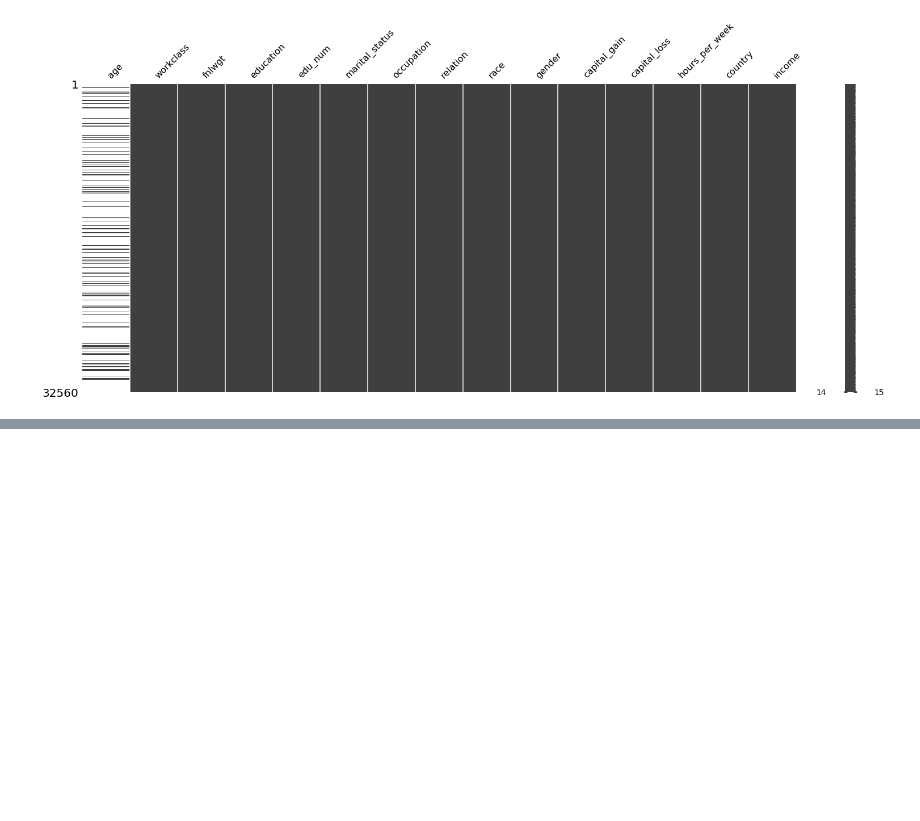
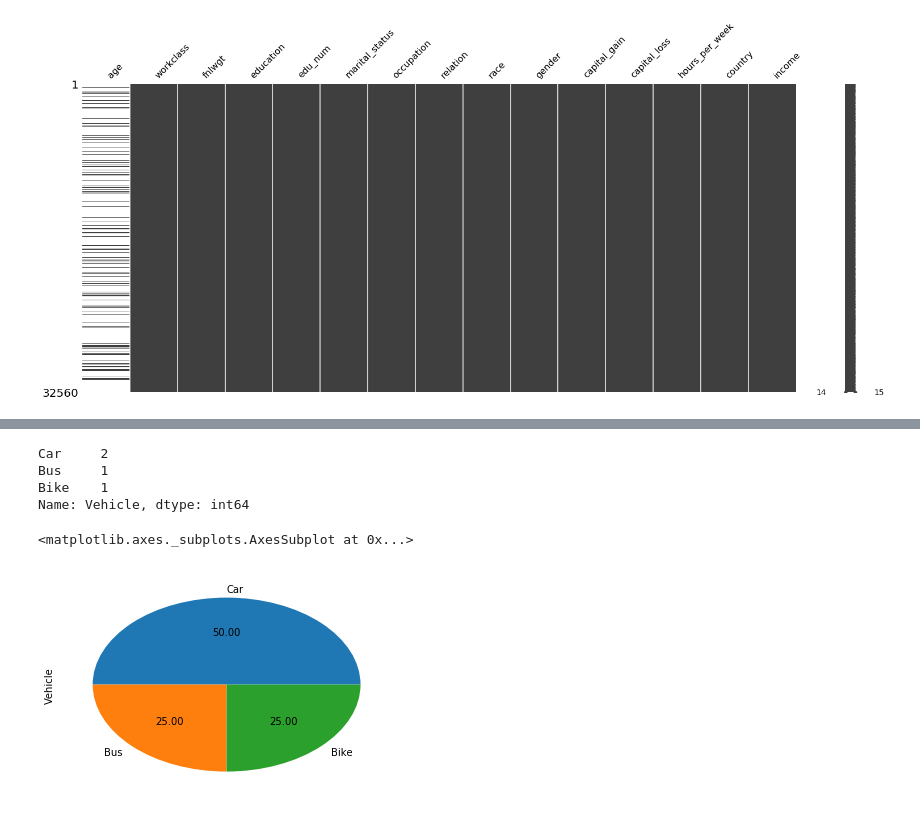
Before and after one commit to bnriiitb/applied_machine_learning_course, a Jupyter notebook: 05 Machine Learning Foundation/Pandas Handas On.ipynb, the cells around one changed output, grey strips where cells are left out. Saved outputs shown, nothing was run; the diff lists cells and outputs as text; code cells hidden in the pictures; blank space fills up the shorter version.

```diff
--- a/05 Machine Learning Foundation/Pandas Handas On.ipynb
+++ b/05 Machine Learning Foundation/Pandas Handas On.ipynb
@@ -230,0 +356,3 @@ msno.matrix(adult_dataset)
+# %%
+impute_dataset=pd.read_csv('impute_dataset_example.csv')
+impute_dataset.head()
@@ -230,0 +366,7 @@ msno.matrix(adult_dataset)
+# %%
+impute_dataset.Vehicle.value_counts()
+# %% [output]
+Car     2
+Bus     1
+Bike    1
+Name: Vehicle, dtype: int64
@@ -230,0 +387,5 @@ msno.matrix(adult_dataset)
+# %%
+impute_dataset.Vehicle.value_counts().plot(kind='pie',autopct='%2.2f')
+# %% [output]
+<matplotlib.axes._subplots.AxesSubplot at 0x...>
+[figure, added]
```
Also changed, not shown: parts of 24 cells of this notebook, 1 other file.
